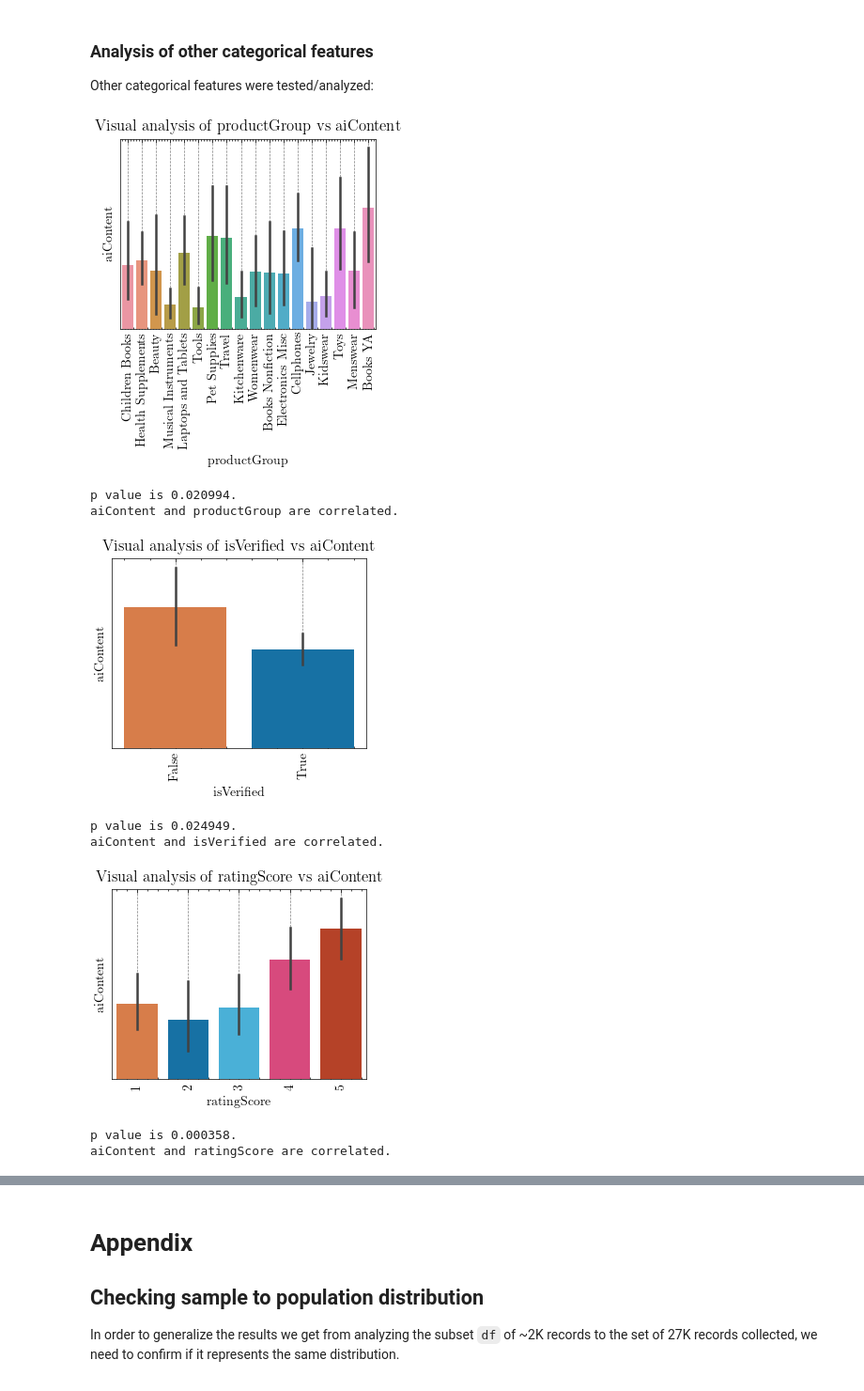
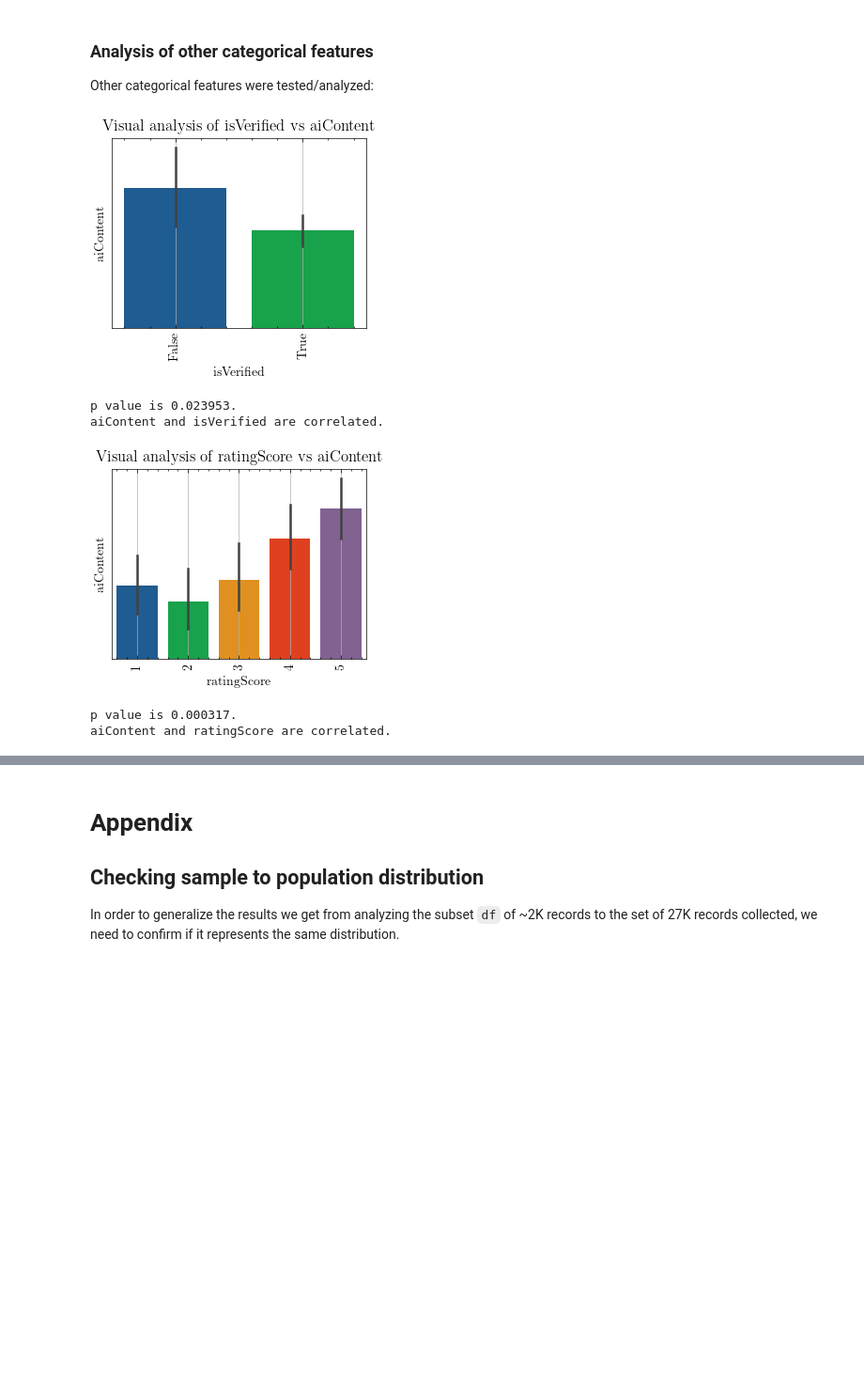
Before and after one commit to OriginalityAI/Amazon-reviews-study, a Jupyter notebook: Study - AI Content in Amazon Reviews.ipynb, the cells around one changed output, grey strips where cells are left out. Shown at 94% size. Saved outputs shown, nothing was run; the diff lists cells and outputs as text; code cells hidden in the pictures; blank space fills up the shorter version.

```diff
--- a/Study - AI Content in Amazon Reviews.ipynb
+++ b/Study - AI Content in Amazon Reviews.ipynb
@@ -86,22 +89,19 @@ aiContent and ratingSeverity are correlated.
 Other categorical features were tested/analyzed:
 # %%
 categorical_cols = [
-    'productGroup',
+    # 'productGroup',
     'isVerified',
     'ratingScore'
 ]
 for col in categorical_cols:
     categorical_testing(df, col)
 # %% [output]
-[figure, old version]
+[figure, new version]
-p value is 0.020994.
-aiContent and productGroup are correlated.
+p value is 0.023953.
+aiContent and isVerified are correlated.
-[figure, old version]
+[figure, new version]
-p value is 0.024949.
-aiContent and isVerified are correlated.
+p value is 0.000317.
+aiContent and ratingScore are correlated.
-[figure, removed]
-p value is 0.000358.
-aiContent and ratingScore are correlated.
 # %% [markdown]
 ### Summary of Findings
 * Extreme reviews (rated 1 and 5) are more likely to be detected with AI Content than moderate reviews (2, 3, 4).
```
Also changed, not shown: parts of 21 cells of this notebook, 6 other files.
